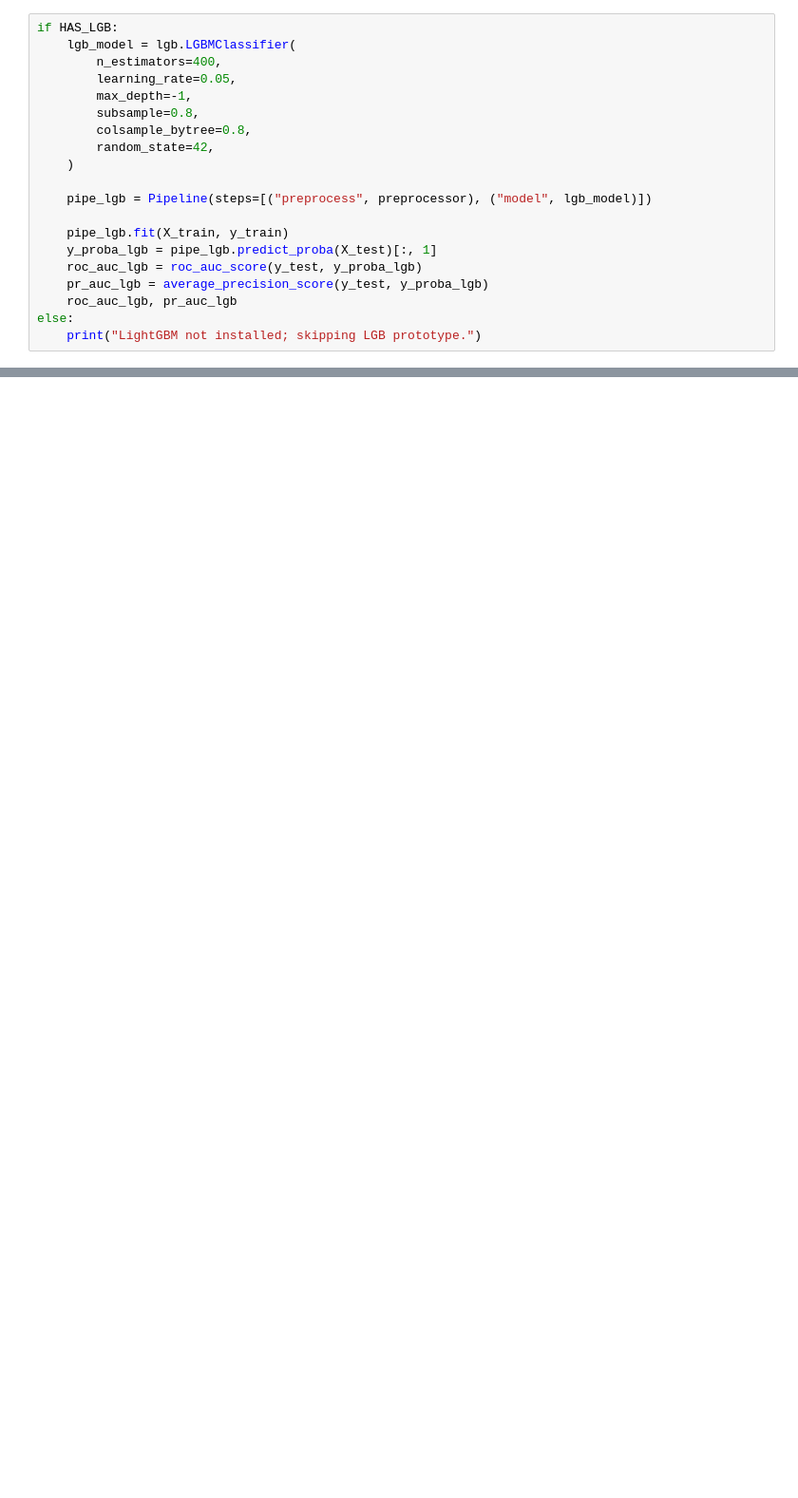
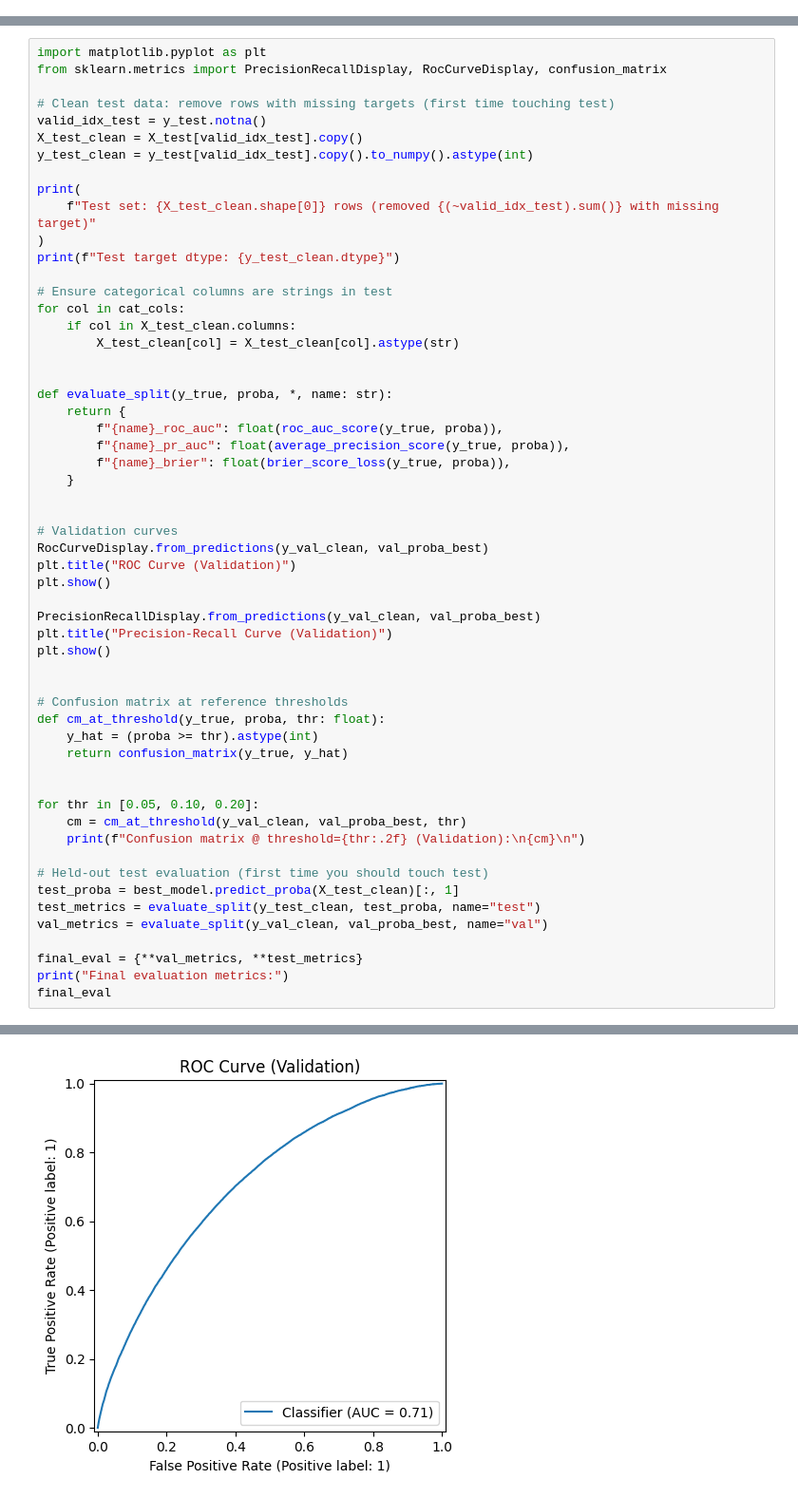
Before and after one commit to mc-harris1/credit-risk-pd, a Jupyter notebook: notebooks/03_mp.ipynb, the cells around one changed output, grey strips where cells are left out. Shown at 95% size. Saved outputs shown, nothing was run; the diff lists cells and outputs as text; blank space fills up the shorter version.

```diff
--- a/notebooks/03_mp.ipynb
+++ b/notebooks/03_mp.ipynb
@@ -112,20 +0,0 @@ roc_auc_xgb, pr_auc_xgb
-# %%
-if HAS_LGB:
-    lgb_model = lgb.LGBMClassifier(
-        n_estimators=400,
-        learning_rate=0.05,
-        max_depth=-1,
-        subsample=0.8,
-        colsample_bytree=0.8,
-        random_state=42,
-    )
-
-    pipe_lgb = Pipeline(steps=[("preprocess", preprocessor), ("model", lgb_model)])
-
-    pipe_lgb.fit(X_train, y_train)
-    y_proba_lgb = pipe_lgb.predict_proba(X_test)[:, 1]
-    roc_auc_lgb = roc_auc_score(y_test, y_proba_lgb)
-    pr_auc_lgb = average_precision_score(y_test, y_proba_lgb)
-    roc_auc_lgb, pr_auc_lgb
-else:
-    print("LightGBM not installed; skipping LGB prototype.")
@@ -149,0 +684,57 @@ pd.DataFrame(results).sort_values("roc_auc", ascending=False)
+# %%
+import matplotlib.pyplot as plt
+from sklearn.metrics import PrecisionRecallDisplay, RocCurveDisplay, confusion_matrix
+
+# Clean test data: remove rows with missing targets (first time touching test)
+valid_idx_test = y_test.notna()
+X_test_clean = X_test[valid_idx_test].copy()
+y_test_clean = y_test[valid_idx_test].copy().to_numpy().astype(int)
+
+print(
+    f"Test set: {X_test_clean.shape[0]} rows (removed {(~valid_idx_test).sum()} with missing target)"
+)
+print(f"Test target dtype: {y_test_clean.dtype}")
+
+# Ensure categorical columns are strings in test
+for col in cat_cols:
+    if col in X_test_clean.columns:
+        X_test_clean[col] = X_test_clean[col].astype(str)
+
+
+def evaluate_split(y_true, proba, *, name: str):
+    return {
+        f"{name}_roc_auc": float(roc_auc_score(y_true, proba)),
+        f"{name}_pr_auc": float(average_precision_score(y_true, proba)),
+        f"{name}_brier": float(brier_score_loss(y_true, proba)),
+    }
+
+
+# Validation curves
+RocCurveDisplay.from_predictions(y_val_clean, val_proba_best)
+plt.title("ROC Curve (Validation)")
+plt.show()
+
+PrecisionRecallDisplay.from_predictions(y_val_clean, val_proba_best)
+plt.title("Precision-Recall Curve (Validation)")
+plt.show()
+
+
+# Confusion matrix at reference thresholds
+def cm_at_threshold(y_true, proba, thr: float):
+    y_hat = (proba >= thr).astype(int)
+    return confusion_matrix(y_true, y_hat)
+
+
+for thr in [0.05, 0.10, 0.20]:
+    cm = cm_at_threshold(y_val_clean, val_proba_best, thr)
+    print(f"Confusion matrix @ threshold={thr:.2f} (Validation):\n{cm}\n")
+
+# Held-out test evaluation (first time you should touch test)
+test_proba = best_model.predict_proba(X_test_clean)[:, 1]
+test_metrics = evaluate_split(y_test_clean, test_proba, name="test")
+val_metrics = evaluate_split(y_val_clean, val_proba_best, name="val")
+
+final_eval = {**val_metrics, **test_metrics}
+print("Final evaluation metrics:")
+final_eval
+# %% [output]
@@ -149,0 +743 @@ pd.DataFrame(results).sort_values("roc_auc", ascending=False)
+[figure, added]
```
Also changed, not shown: parts of 40 cells of this notebook, 10 other files.
